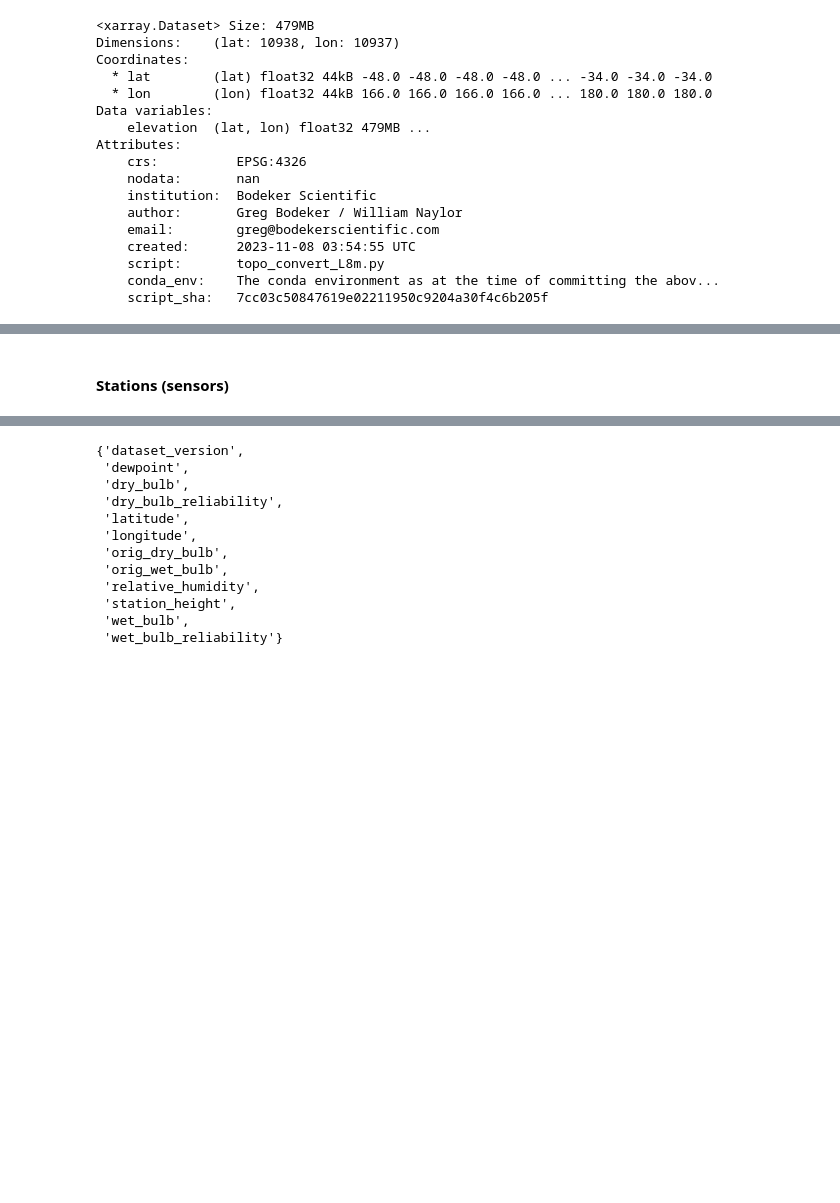
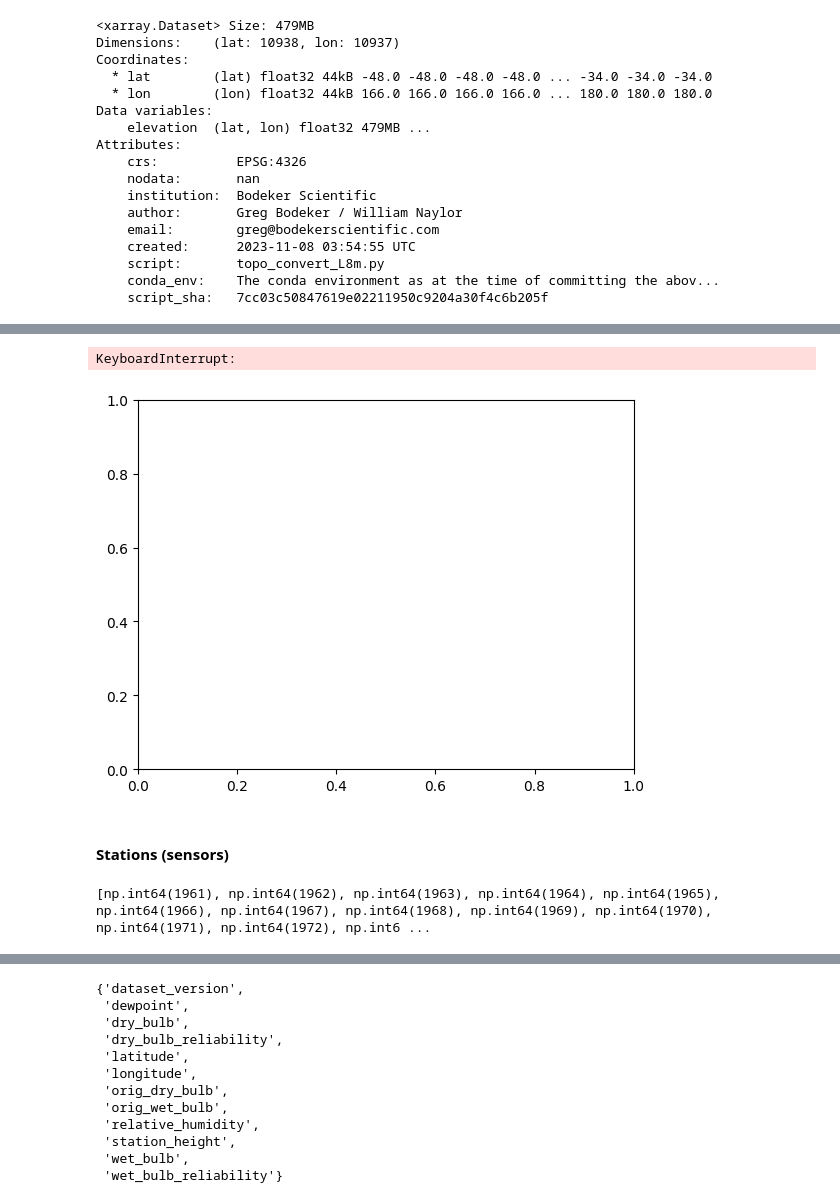
Before and after one commit to LennoxC/convcnp-assim-nz, a Jupyter notebook: notebooks/eda/netCDF_visualise.ipynb, the cells around one changed output, grey strips where cells are left out. Drawn from its saved outputs; the diff is of its cells as text; code cells hidden in the pictures; blank space fills up the shorter version.

```diff
--- a/notebooks/eda/netCDF_visualise.ipynb
+++ b/notebooks/eda/netCDF_visualise.ipynb
@@ -111,6 +134,9 @@ ds_pressure.sel(valid_time="2020-01-02T22:00")['u'].isel(pressure_level=0).plot(
 # %%
 # plot topography
-#ds_topo['elevation'].plot()
+ds_topo['elevation'].plot()
+# %% [output]
+KeyboardInterrupt:
+[figure, added]
 # %% [markdown]
 #### Stations (sensors)
 # %%
@@ -119,3 +147,9 @@ filepath_home = os.path.join(get_env_var('DATA_HOME'),
+# %%
+
+
+print(unique_years)
+# %% [output]
+[np.int64(1961), np.int64(1962), np.int64(1963), np.int64(1964), np.int64(1965), np.int64(1966), np.int64(1967), np.int64(1968), np.int64(1969), np.int64(1970), np.int64(1971), np.int64(1972), np.int6 ...
 # %%
 files = os.listdir(filepath_home)
 
```
Also changed, not shown: parts of 7 cells of this notebook, 5 other files.
